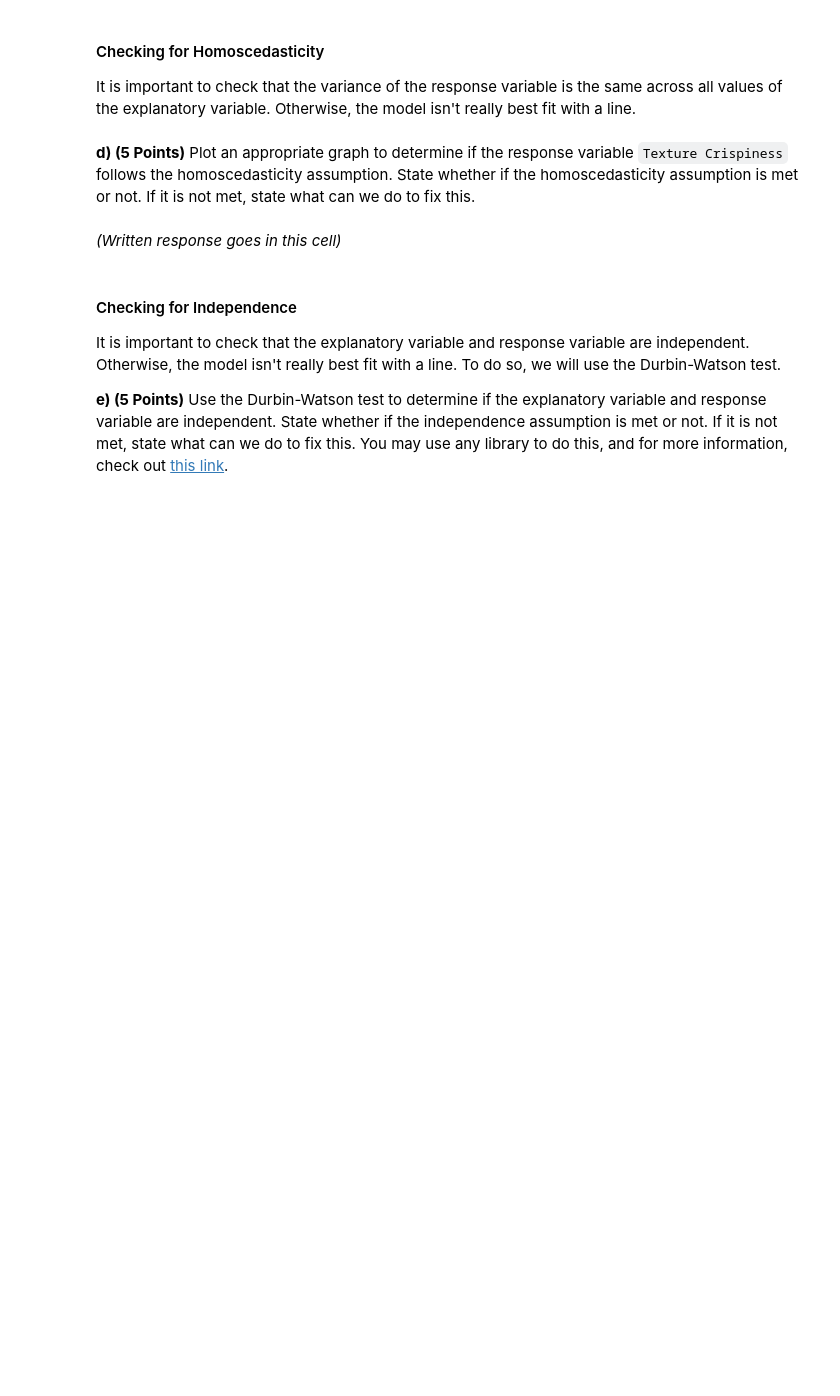
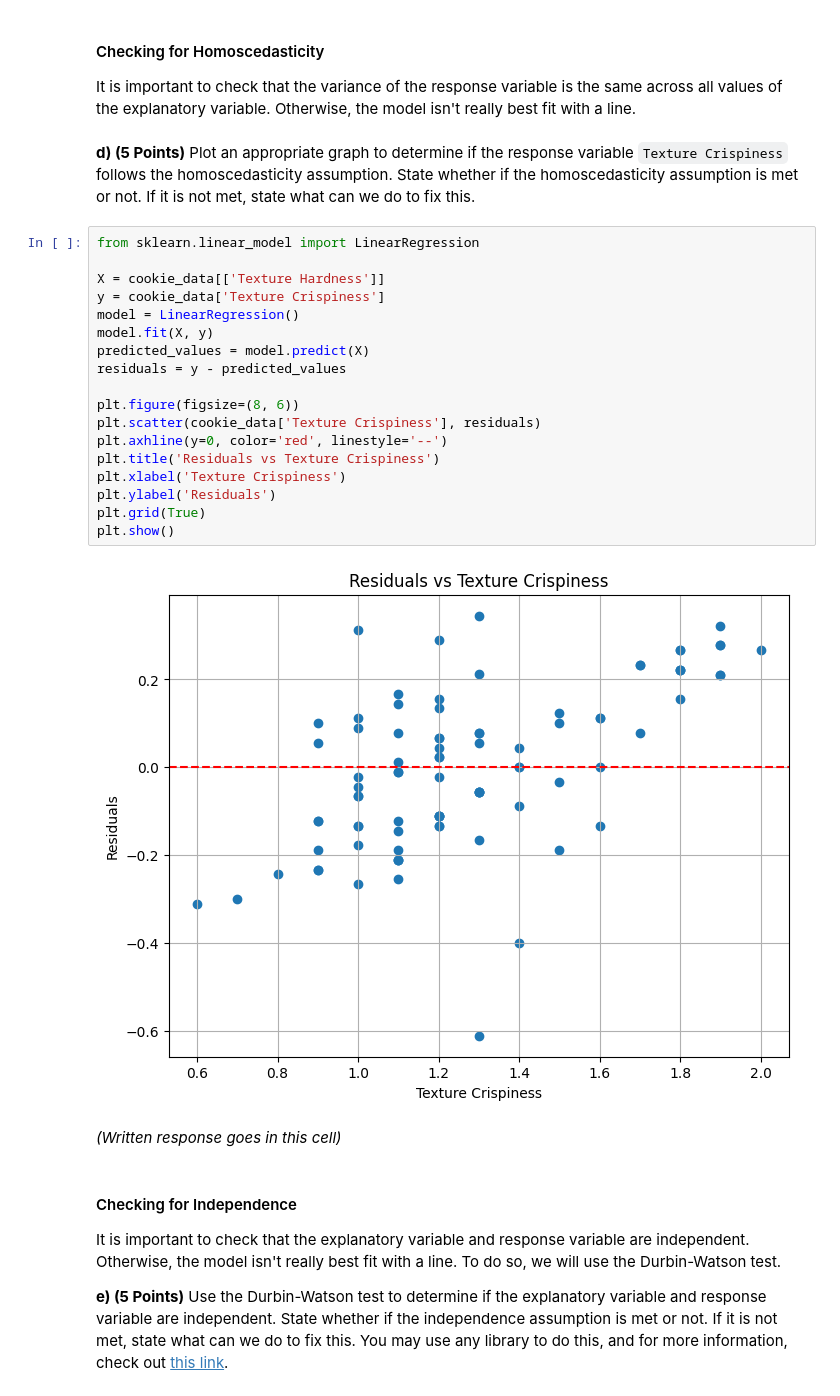
Before and after one commit to munirsidd/cs506, a Jupyter notebook: Homeworks/Homework 4/homework4.ipynb, the cells around one changed output. Saved outputs shown, nothing was run; the diff lists cells and outputs as text; blank space fills up the shorter version.

```diff
--- a/Homeworks/Homework 4/homework4.ipynb
+++ b/Homeworks/Homework 4/homework4.ipynb
@@ -241,6 +268,26 @@ _(Written response goes in this cell)_
 It is important to check that the variance of the response variable is the same across all values of the explanatory variable. Otherwise, the model isn't really best fit with a line.
 # %% [markdown]
 **d) (5 Points)** Plot an appropriate graph to determine if the response variable `Texture Crispiness` follows the homoscedasticity assumption. State whether if the homoscedasticity assumption is met or not. If it is not met, state what can we do to fix this.
+# %%
+from sklearn.linear_model import LinearRegression
+
+X = cookie_data[['Texture Hardness']]
+y = cookie_data['Texture Crispiness']
+model = LinearRegression()
+model.fit(X, y)
+predicted_values = model.predict(X)
+residuals = y - predicted_values
+
+plt.figure(figsize=(8, 6))
+plt.scatter(cookie_data['Texture Crispiness'], residuals)
+plt.axhline(y=0, color='red', linestyle='--')
+plt.title('Residuals vs Texture Crispiness')
+plt.xlabel('Texture Crispiness')
+plt.ylabel('Residuals')
+plt.grid(True)
+plt.show()
+# %% [output]
+[figure, added]
 # %% [markdown]
 _(Written response goes in this cell)_
 # %% [markdown]
```
Also changed, not shown: parts of 6 cells of this notebook, 4 other files.
